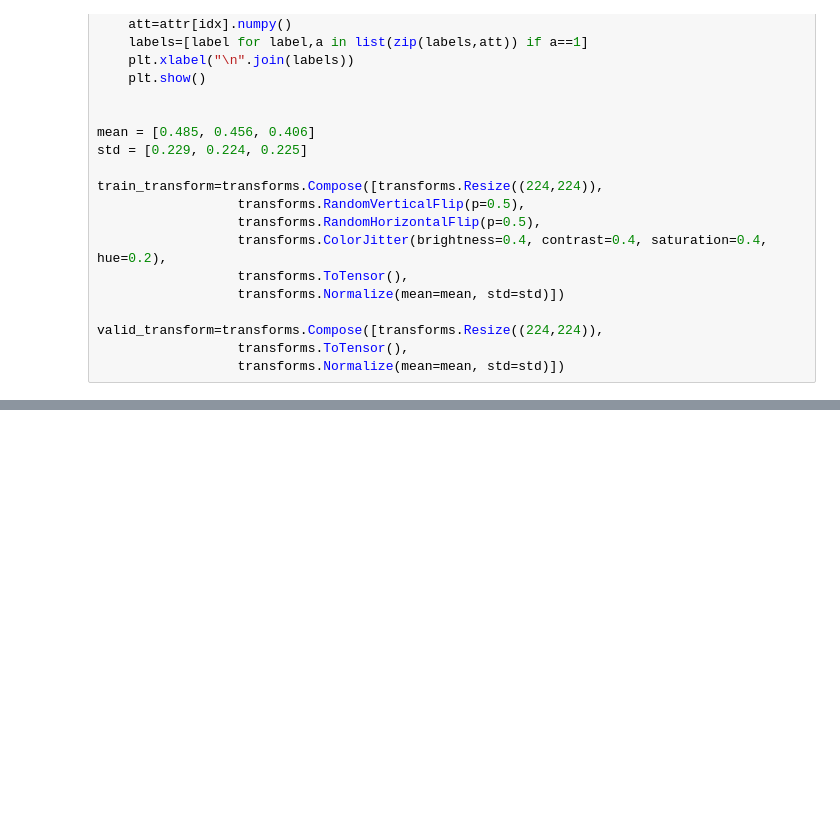
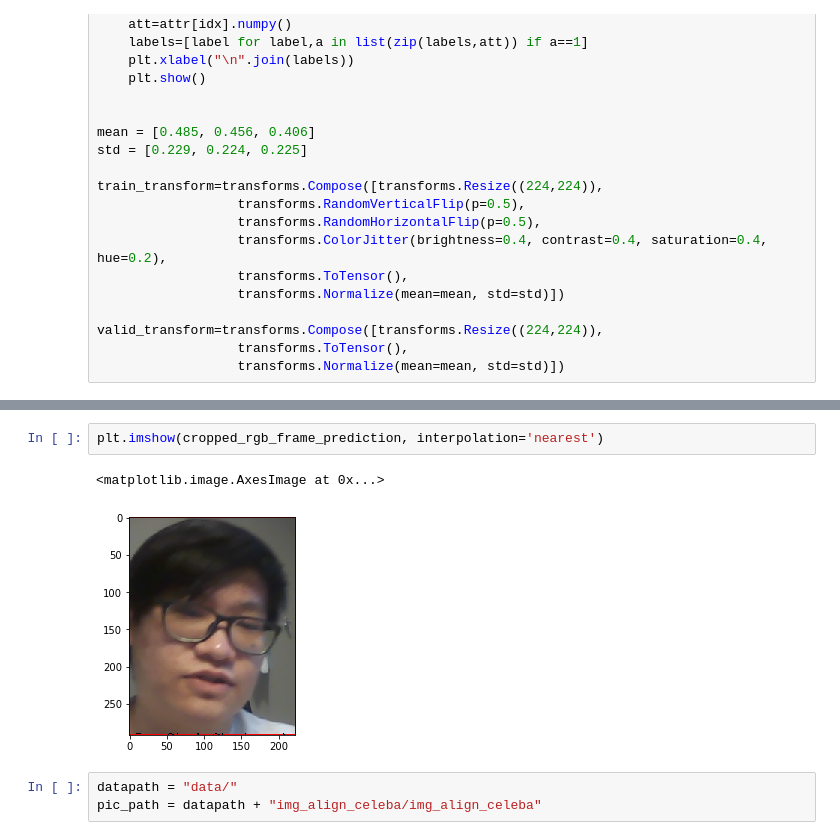
Before and after one commit to hnliu-git/real-time-face-attribute-detection, a Jupyter notebook: app.ipynb, the cells around one changed output, grey strips where cells are left out. Cells and saved outputs as stored; diff of their text form; blank space fills up the shorter version.

```diff
--- a/app.ipynb
+++ b/app.ipynb
@@ -249,0 +313,8 @@ cv2.destroyAllWindows()
+# %%
+plt.imshow(cropped_rgb_frame_prediction, interpolation='nearest')
+# %% [output]
+<matplotlib.image.AxesImage at 0x...>
+[figure, added]
+# %%
+datapath = "data/"
+pic_path = datapath + "img_align_celeba/img_align_celeba"
```
Also changed, not shown: parts of 5 cells of this notebook.
